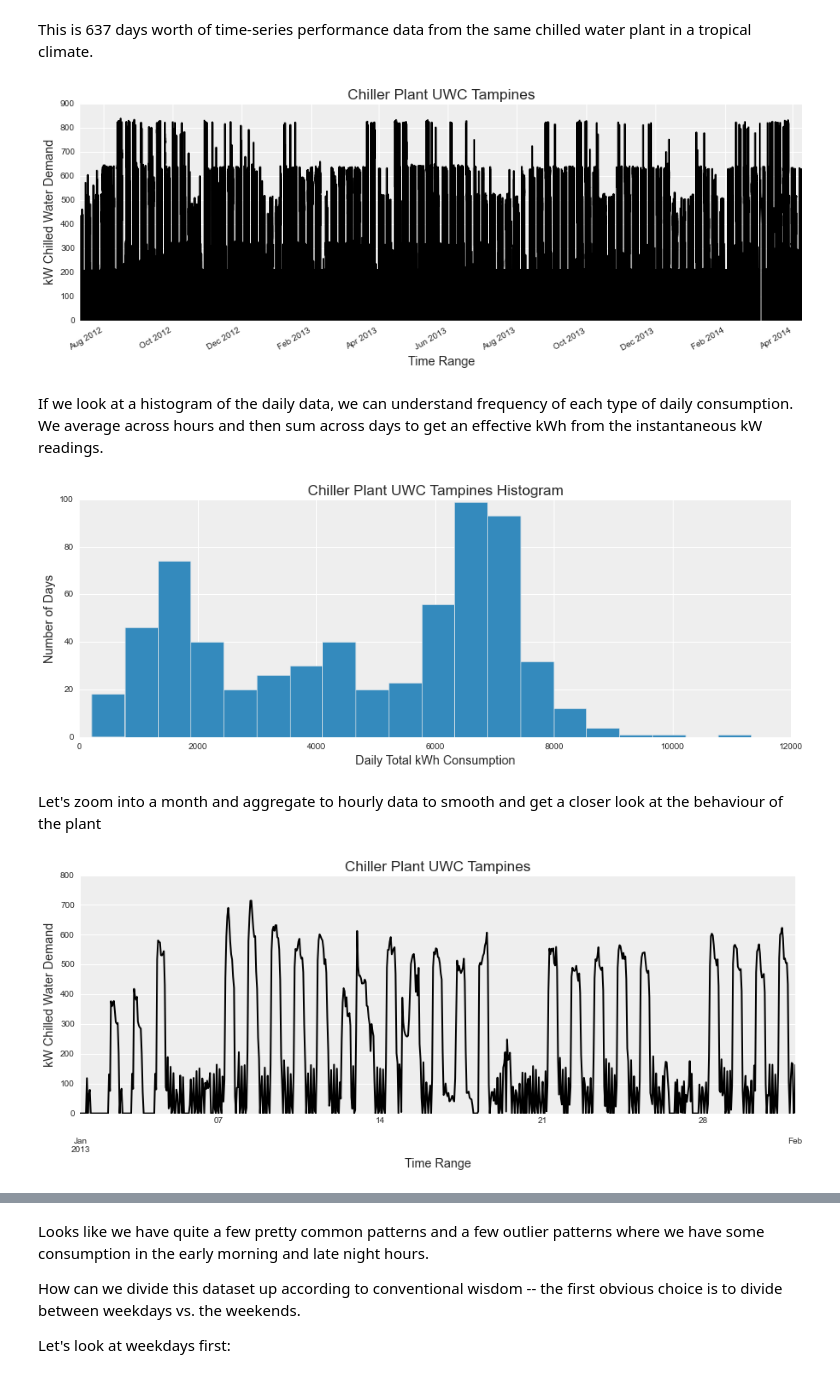
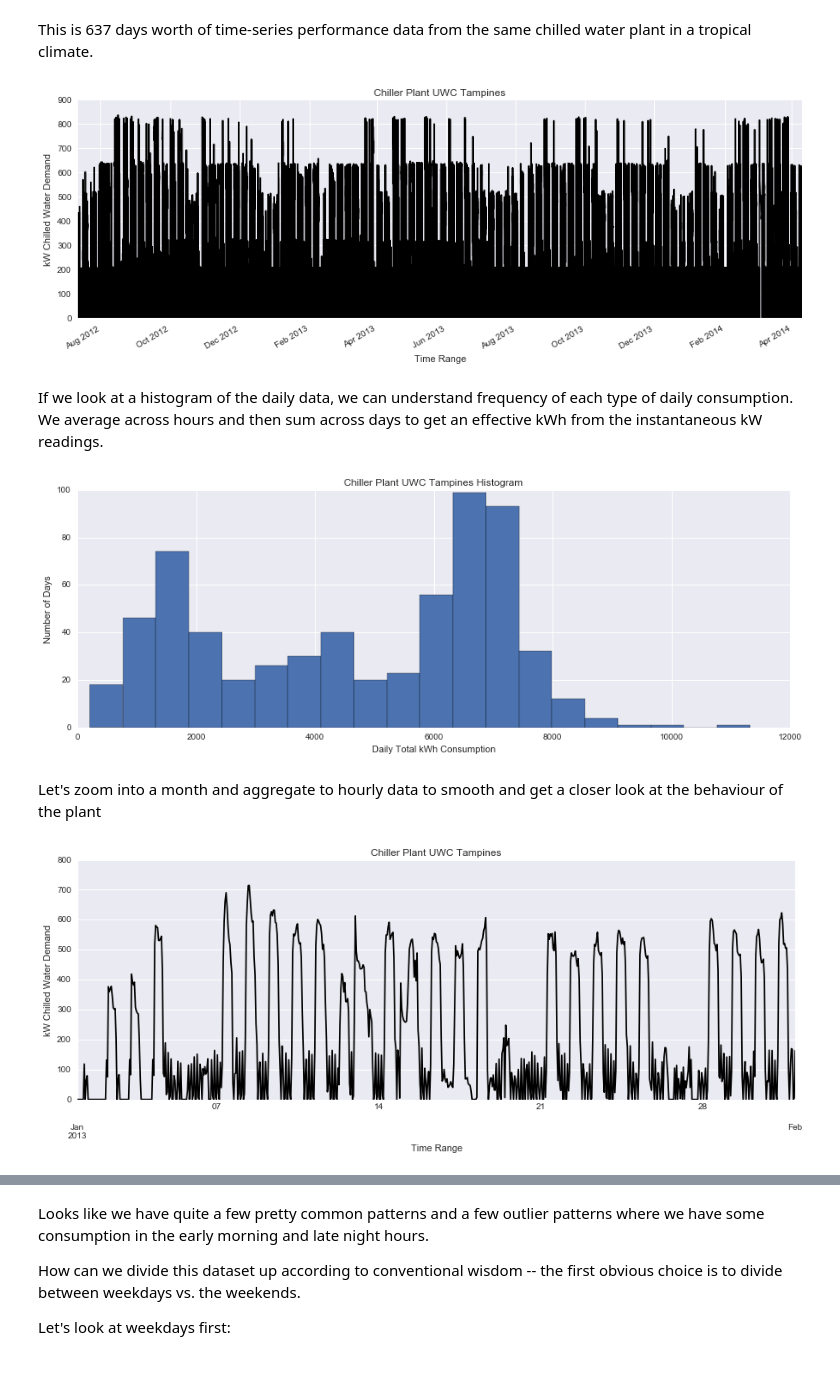
Before and after one commit to buds-lab/day-filter, a Jupyter notebook: DayFilter Process - Part 1 - SAX.ipynb, the cells around one changed output, grey strips where cells are left out. Saved outputs shown, nothing was run; the diff lists cells and outputs as text; code cells hidden in the pictures.

```diff
--- a/DayFilter Process - Part 1 - SAX.ipynb
+++ b/DayFilter Process - Part 1 - SAX.ipynb
@@ -43,4 +37 @@ css_styling()
-# %%
-s = json.load(open("./styles/bmh_matplotlibrc.json"))
-matplotlib.rcParams.update(s)
 # %% [markdown]
@@ -80,25 +71,25 @@ plt.xlabel("Time Range")
 plt.ylabel("kW Chilled Water Demand")
 plt.savefig("./graphics/rawdata_chillerkW_linechart.png")
 # %% [output]
-[figure, old version]
+[figure, new version]
 # %% [markdown]
 If we look at a histogram of the daily data, we can understand frequency of each type of daily consumption. We average across hours and then sum across days to get an effective kWh from the instantaneous kW readings.
 # %%
-df.resample('H').resample('D', how='sum').hist(bins=20, figsize=(15,5))
+df.resample('H').mean().resample('D').sum().hist(bins=20, figsize=(15,5))
 plt.title("Chiller Plant UWC Tampines Histogram")
 plt.xlabel("Daily Total kWh Consumption")
 plt.ylabel("Number of Days")
 plt.savefig("./graphics/rawdata_chillerkW_hist.png")
 # %% [output]
-[figure, old version]
+[figure, new version]
 # %% [markdown]
 Let's zoom into a month and aggregate to hourly data to smooth and get a closer look at the behaviour of the plant
 # %%
-df.resample('H').truncate(before='01-01-2013', after='02-01-2013').plot(c='k', figsize=(15,5))
+df.resample('H').mean().truncate(before='01-01-2013', after='02-01-2013').plot(c='k', figsize=(15,5))
 plt.title("Chiller Plant UWC Tampines")
 plt.xlabel("Time Range")
 plt.ylabel("kW Chilled Water Demand")
 plt.savefig("./graphics/rawdata_chillerkW_linechart_zoomedin.png")
 # %% [output]
-[figure, old version]
+[figure, new version]
 # %% [markdown]
```
Also changed, not shown: parts of 24 cells of this notebook, 20 other files.
